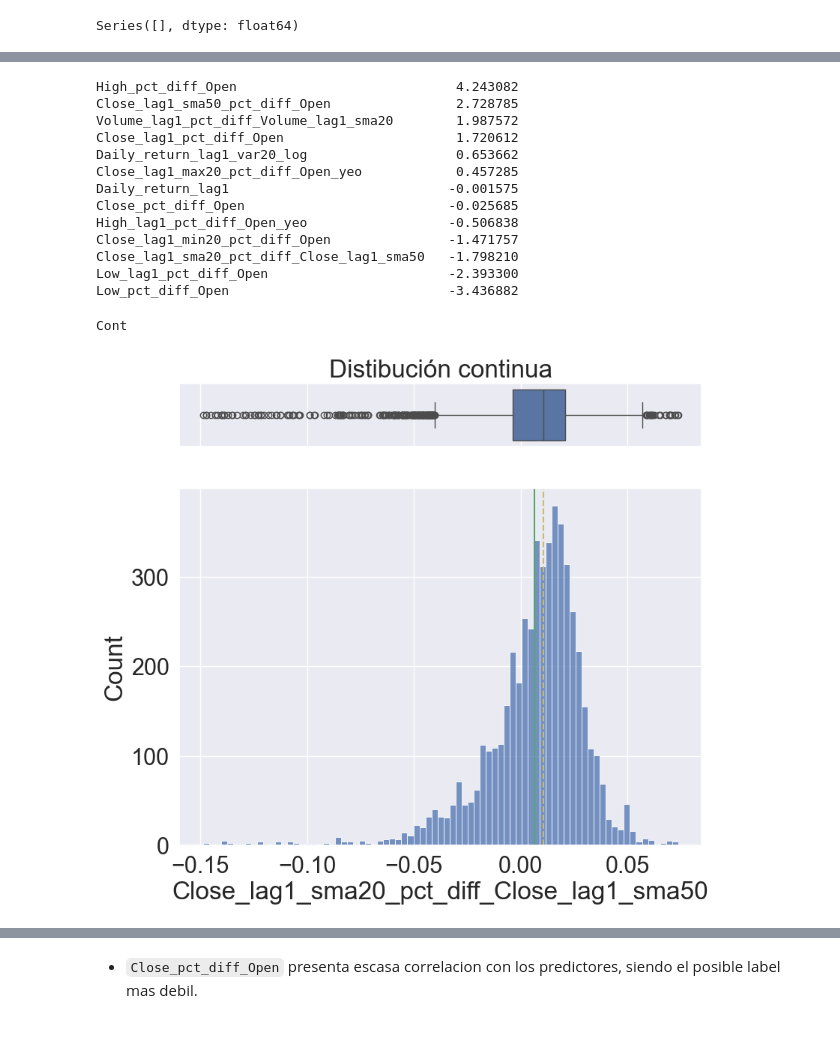
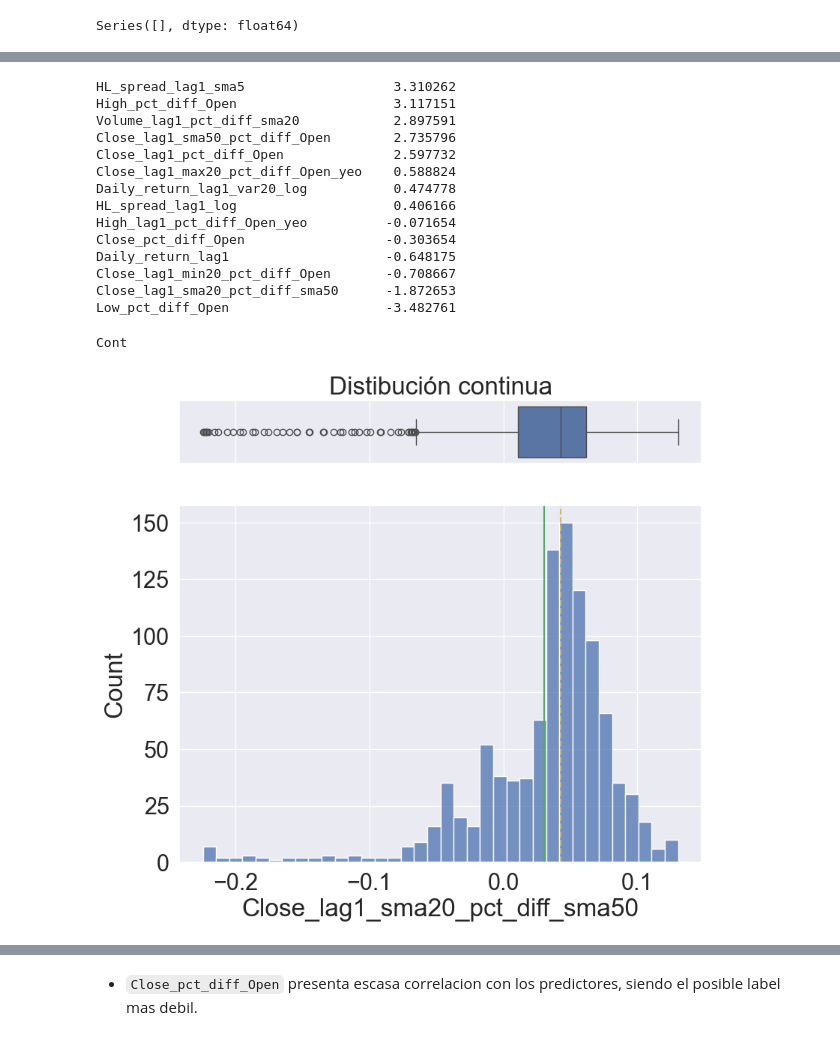
Before and after one commit to sebakremis/ForexMiner, a Jupyter notebook: notebook_EDA.ipynb, the cells around one changed output, grey strips where cells are left out. Cells and saved outputs as stored; diff of their text form; code cells hidden in the pictures.

Commit message:
reemplazar feature Low por spread High-Low

```diff
--- a/notebook_EDA.ipynb
+++ b/notebook_EDA.ipynb
@@ -14,7 +14,7 @@ from src.eda_utils import (
 
 # Cargar fichero de precios
 simbolo = 'SPY'
-intervalo = '1d'
+intervalo = '1wk'
 df, cols_exclude = cargar_datos(simbolo=simbolo, intervalo=intervalo, leer_cols_exclude=True)
 df_clean = df.drop(columns=cols_exclude)
 df_clean.info()
@@ -68,26 +66,27 @@ df_clean.describe().T
 # Asimetrias
 mostrar_asimetrias(df_clean)
 # %% [output]
-High_pct_diff_Open                            4.243082
-Close_lag1_sma50_pct_diff_Open                2.728785
-Volume_lag1_pct_diff_Volume_lag1_sma20        1.987572
-Close_lag1_pct_diff_Open                      1.720612
-Daily_return_lag1_var20_log                   0.653662
-Close_lag1_max20_pct_diff_Open_yeo            0.457285
-Daily_return_lag1                            -0.001575
-Close_pct_diff_Open                          -0.025685
-High_lag1_pct_diff_Open_yeo                  -0.506838
-Close_lag1_min20_pct_diff_Open               -1.471757
-Close_lag1_sma20_pct_diff_Close_lag1_sma50   -1.798210
-Low_lag1_pct_diff_Open                       -2.393300
-Low_pct_diff_Open                            -3.436882
+HL_spread_lag1_sma5                   3.310262
+High_pct_diff_Open                    3.117151
+Volume_lag1_pct_diff_sma20            2.897591
+Close_lag1_sma50_pct_diff_Open        2.735796
+Close_lag1_pct_diff_Open              2.597732
+Close_lag1_max20_pct_diff_Open_yeo    0.588824
+Daily_return_lag1_var20_log           0.474778
+HL_spread_lag1_log                    0.406166
+High_lag1_pct_diff_Open_yeo          -0.071654
+Close_pct_diff_Open                  -0.303654
+Daily_return_lag1                    -0.648175
+Close_lag1_min20_pct_diff_Open       -0.708667
+Close_lag1_sma20_pct_diff_sma50      -1.872653
+Low_pct_diff_Open                    -3.482761
 # %%
 # Visualizar columna
-col = 'Close_lag1_sma20_pct_diff_Close_lag1_sma50'
+col = 'Close_lag1_sma20_pct_diff_sma50'
 pintar_columna(df_clean[col])
 # %% [output]
 Cont
-[figure, old version]
+[figure, new version]
 # %%
 # Matriz de correlacion
 pintar_matriz_correlacion(df_clean)
```
Also changed, not shown: parts of 8 cells of this notebook, 2 other files.
